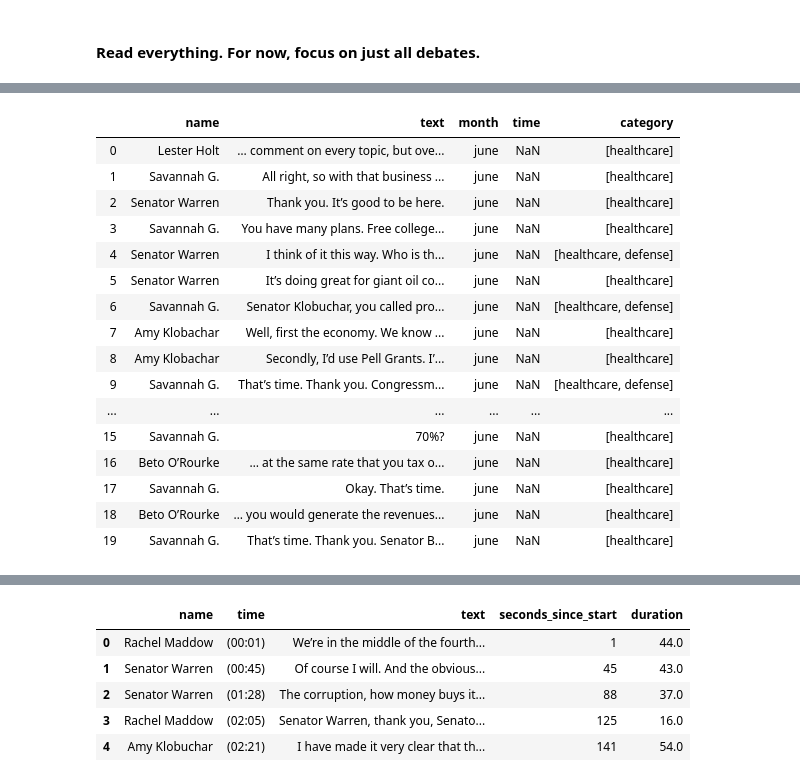
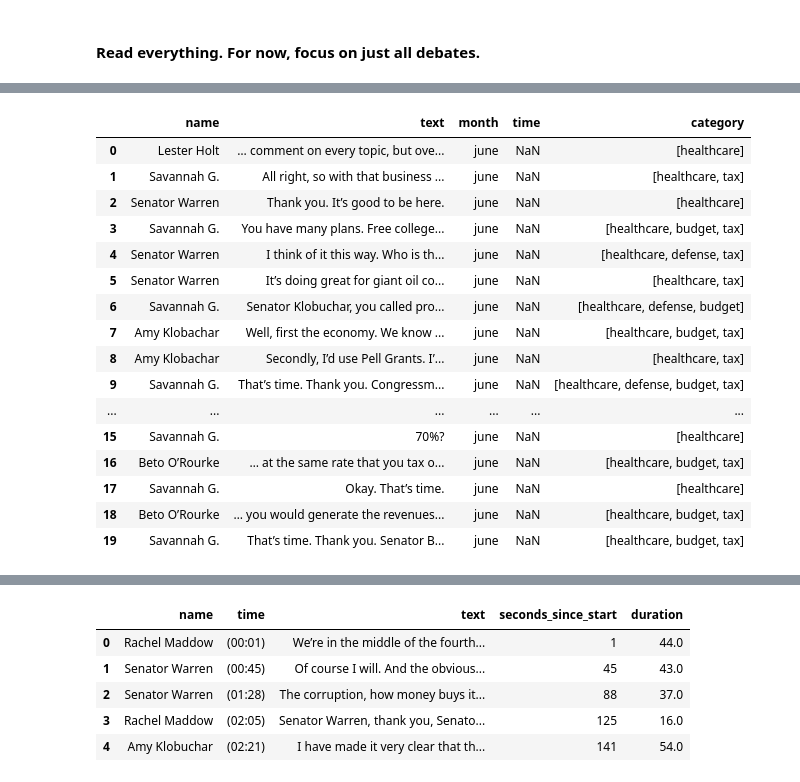
Before and after one commit to MichiganDataScienceTeam/W20-Debate-Bingo, a Jupyter notebook: notebooks/exploratory-Thejas-Heather-Claire.ipynb, the cells around one changed output, grey strips where cells are left out. Saved outputs shown, nothing was run; the diff lists cells and outputs as text; code cells hidden in the pictures.

```diff
--- a/notebooks/exploratory-Thejas-Heather-Claire.ipynb
+++ b/notebooks/exploratory-Thejas-Heather-Claire.ipynb
@@ -55,39 +47,48 @@ key_topics = ["health", "tax", "defense", "budget", "foreign", "China", "Russia"
 # %%
 healthcare_dict = ["health", "healthcare", "Medicaid", "Medicare", "insurance", "Obamacare", "Affordable Care Act", "ACA", "medical", "hospital", "premium", "copay","doctor", "care", ""]
 foreign_pol_dict = ["China", "Hong Kong", "Uighurs", "North Korea", "nuclear", "Russia", "Afghanistan", "Saudi Arabia", "Israeli-Palestinian", "Venezuela", "Maduro", "United Nations", "foreign", "foreign policy", "Israel", "Palestinian", "pro-Isreal", "anti-Israel", "Europe", "Yemen", "Gulf", "Middle East", "Iraq"]
 defense_dict = ["defense", "security", "war", "military", "alliance", "spending", "arms", "army", "defend", "ally", "allies", "arms sales", "invasion", "invade", "force", "mission", "national security", "troops", "soldiers", "weapon", "nuclear weapon", "combat", "service", "service members", "Al-Qaeda", "threat", "police", "courts", "prison", "Iraq", "Syria", "Afghanistan", "ISIS"]
+budget_dict = ["cut", "Medicare", "Tuition", "programs", "agenda", "spending", "Social Security", "Medicaid", "budget", "taxes", "plan", "spend", "tax", "program" "subsidize", "project"]
+immigration_dict = ["immigration", "immigrant", "immigrants", "American dream", "dream", "immigration reform", "asylum", "anti-immigrant", "story", "status", "visa", "green card", "overstay", "deport", "entry exit system"]
+tax_dict = ["tax", "income", "rate", "revenue", "corporate", "credit", "wealthy", "wage", "pay", "economy", "tax code", "tax rate", "revenues", "companies", "business", "businesses", "taxpayer", "wage", "wealth", "tax plans", "values"]
+Russia_dict = ["Russia", "illegal", "invasion", "Vladimir", "Putin", "Soviet", "impeachment", "privacy", "hacking", "CIA", "Nuclear", "NATO", "world", "power", "hostile", "Invading", "threat", "tampering", "cybersecurity"]
+China_dict = ['China', 'Xi', 'trade agreement', 'trade war', 'intellectual property', 'tariffs', 'threat']
 category_dict = {}
 category_dict["healthcare"] = healthcare_dict
 category_dict["foreign_policy"] = foreign_pol_dict
 category_dict["defense"] = defense_dict
-
+category_dict["budget"] = budget_dict
+category_dict["tax"] = tax_dict
+category_dict["immigration"] = immigration_dict
+category_dict["Russia"] = Russia_dict
+category_dict["China"] = China_dict
 
 debates['category'] = [[] for i in range(debates.shape[0])]
 debates['category']
 
 for i, post in enumerate(debates['text']):
     for category, keywords in category_dict.items():
         for word in keywords:
             if word in str(post):
                 debates['category'].iloc[i].append(category)
                 break
 debates.head(20)
 # %% [output]
 |  | name | text | month | time | category |
 | 0 | Lester Holt | … comment on every topic, but ove... | june | NaN | [healthcare] |
-| 1 | Savannah G. | All right, so with that business ... | june | NaN | [healthcare] |
+| 1 | Savannah G. | All right, so with that business ... | june | NaN | [healthcare, tax] |
 | 2 | Senator Warren | Thank you. It’s good to be here. | june | NaN | [healthcare] |
-| 3 | Savannah G. | You have many plans. Free college... | june | NaN | [healthcare] |
-| 4 | Senator Warren | I think of it this way. Who is th... | june | NaN | [healthcare, defense] |
-| 5 | Senator Warren | It’s doing great for giant oil co... | june | NaN | [healthcare] |
-| 6 | Savannah G. | Senator Klobuchar, you called pro... | june | NaN | [healthcare, defense] |
-| 7 | Amy Klobachar | Well, first the economy. We know ... | june | NaN | [healthcare] |
-| 8 | Amy Klobachar | Secondly, I’d use Pell Grants. I’... | june | NaN | [healthcare] |
-| 9 | Savannah G. | That’s time. Thank you. Congressm... | june | NaN | [healthcare, defense] |
+| 3 | Savannah G. | You have many plans. Free college... | june | NaN | [healthcare, budget, tax] |
+| 4 | Senator Warren | I think of it this way. Who is th... | june | NaN | [healthcare, defense, tax] |
+| 5 | Senator Warren | It’s doing great for giant oil co... | june | NaN | [healthcare, tax] |
+| 6 | Savannah G. | Senator Klobuchar, you called pro... | june | NaN | [healthcare, defense, budget] |
+| 7 | Amy Klobachar | Well, first the economy. We know ... | june | NaN | [healthcare, budget, tax] |
+| 8 | Amy Klobachar | Secondly, I’d use Pell Grants. I’... | june | NaN | [healthcare, tax] |
+| 9 | Savannah G. | That’s time. Thank you. Congressm... | june | NaN | [healthcare, defense, budget, tax] |
 | ... | ... | ... | ... | ... | ... |
 | 15 | Savannah G. | 70%? | june | NaN | [healthcare] |
-| 16 | Beto O’Rourke | … at the same rate that you tax o... | june | NaN | [healthcare] |
+| 16 | Beto O’Rourke | … at the same rate that you tax o... | june | NaN | [healthcare, budget, tax] |
 | 17 | Savannah G. | Okay. That’s time. | june | NaN | [healthcare] |
-| 18 | Beto O’Rourke | … you would generate the revenues... | june | NaN | [healthcare] |
-| 19 | Savannah G. | That’s time. Thank you. Senator B... | june | NaN | [healthcare] |
+| 18 | Beto O’Rourke | … you would generate the revenues... | june | NaN | [healthcare, budget, tax] |
+| 19 | Savannah G. | That’s time. Thank you. Senator B... | june | NaN | [healthcare, budget, tax] |
 # %%
```
Also changed, not shown: parts of 5 cells of this notebook.
